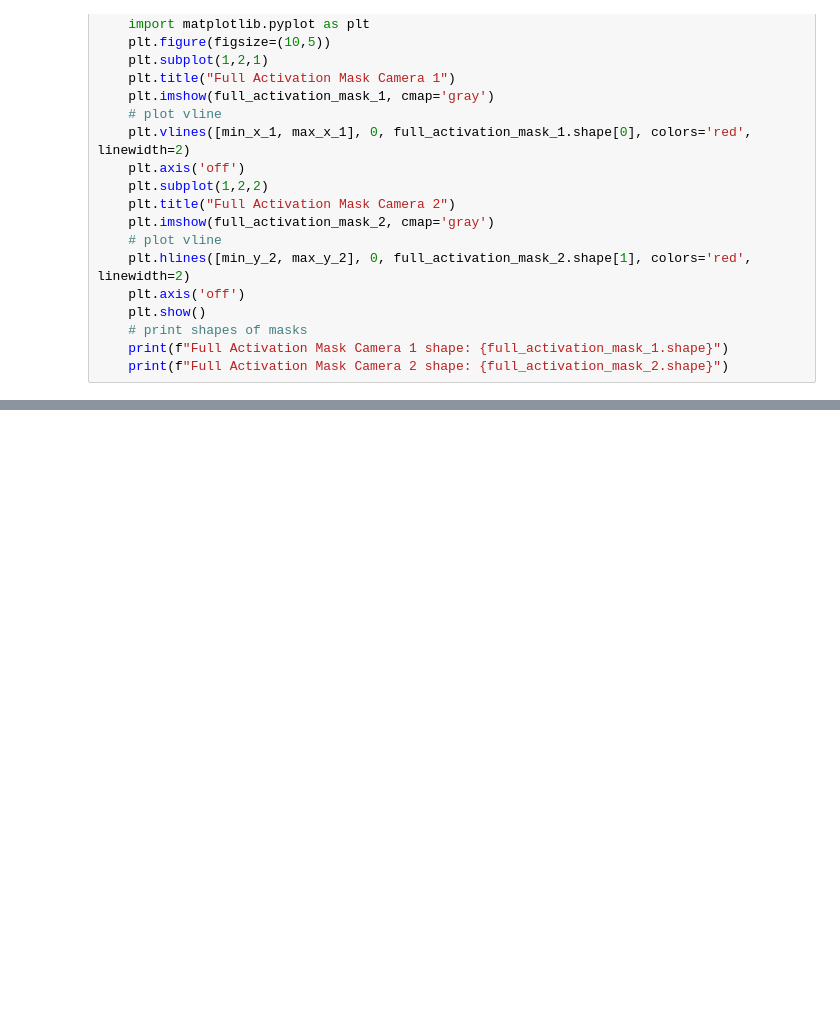
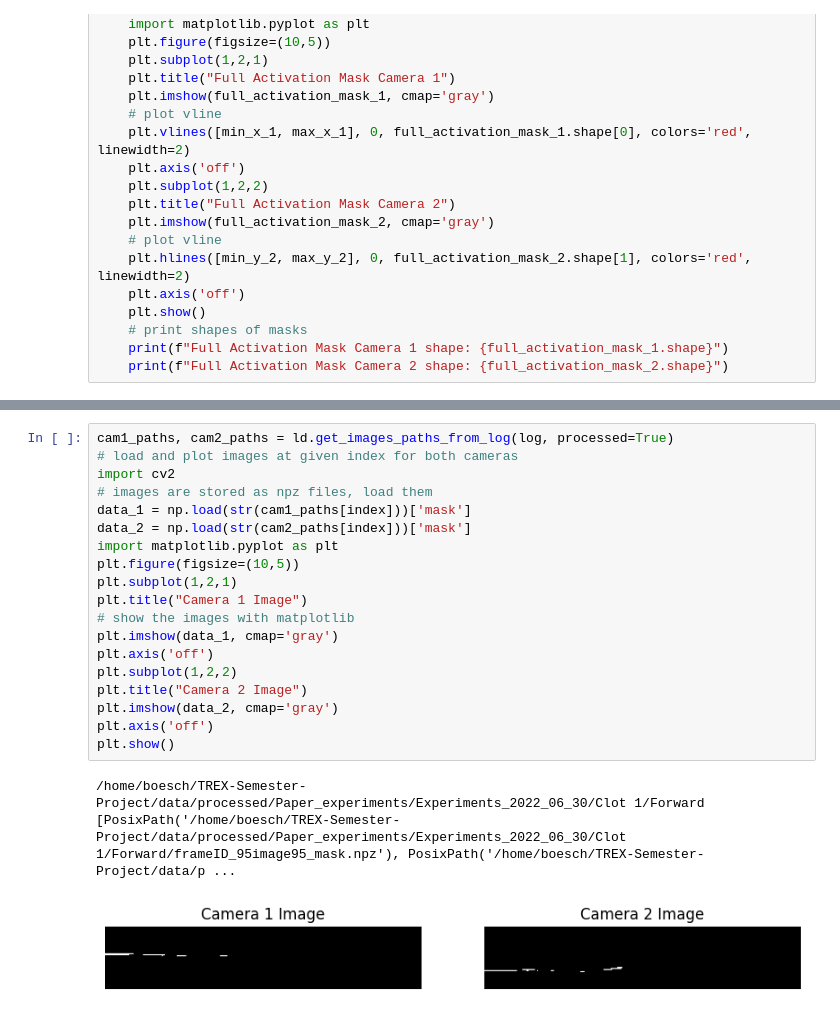
Before and after one commit to oskarboesch/TREX-Semester-Project, a Jupyter notebook: notebooks/image_analysis.ipynb, the cells around one changed output, grey strips where cells are left out. Cells and saved outputs as stored; diff of their text form; blank space fills up the shorter version.

```diff
--- a/notebooks/image_analysis.ipynb
+++ b/notebooks/image_analysis.ipynb
@@ -617,0 +643,23 @@ AttributeError: 'NoneType' object has no attribute 'astype'
+# %%
+cam1_paths, cam2_paths = ld.get_images_paths_from_log(log, processed=True)
+# load and plot images at given index for both cameras
+import cv2
+# images are stored as npz files, load them
+data_1 = np.load(str(cam1_paths[index]))['mask']
+data_2 = np.load(str(cam2_paths[index]))['mask']
+import matplotlib.pyplot as plt
+plt.figure(figsize=(10,5))
+plt.subplot(1,2,1)
+plt.title("Camera 1 Image")
+# show the images with matplotlib
+plt.imshow(data_1, cmap='gray')
+plt.axis('off')
+plt.subplot(1,2,2)
+plt.title("Camera 2 Image")
+plt.imshow(data_2, cmap='gray')
+plt.axis('off')
+plt.show()
+# %% [output]
+/home/boesch/TREX-Semester-Project/data/processed/Paper_experiments/Experiments_2022_06_30/Clot 1/Forward
+[PosixPath('/home/boesch/TREX-Semester-Project/data/processed/Paper_experiments/Experiments_2022_06_30/Clot 1/Forward/frameID_95image95_mask.npz'), PosixPath('/home/boesch/TREX-Semester-Project/data/p ...
+[figure, added]
```
Also changed, not shown: parts of 5 cells of this notebook, 2 other files.
